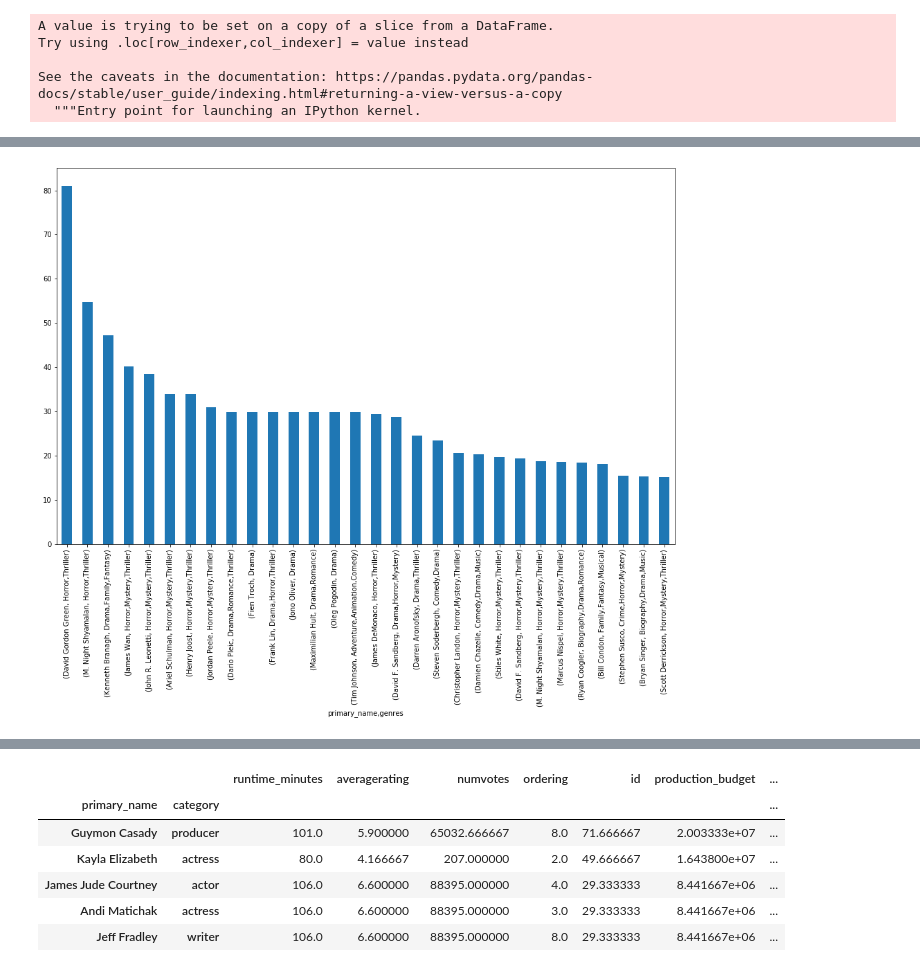
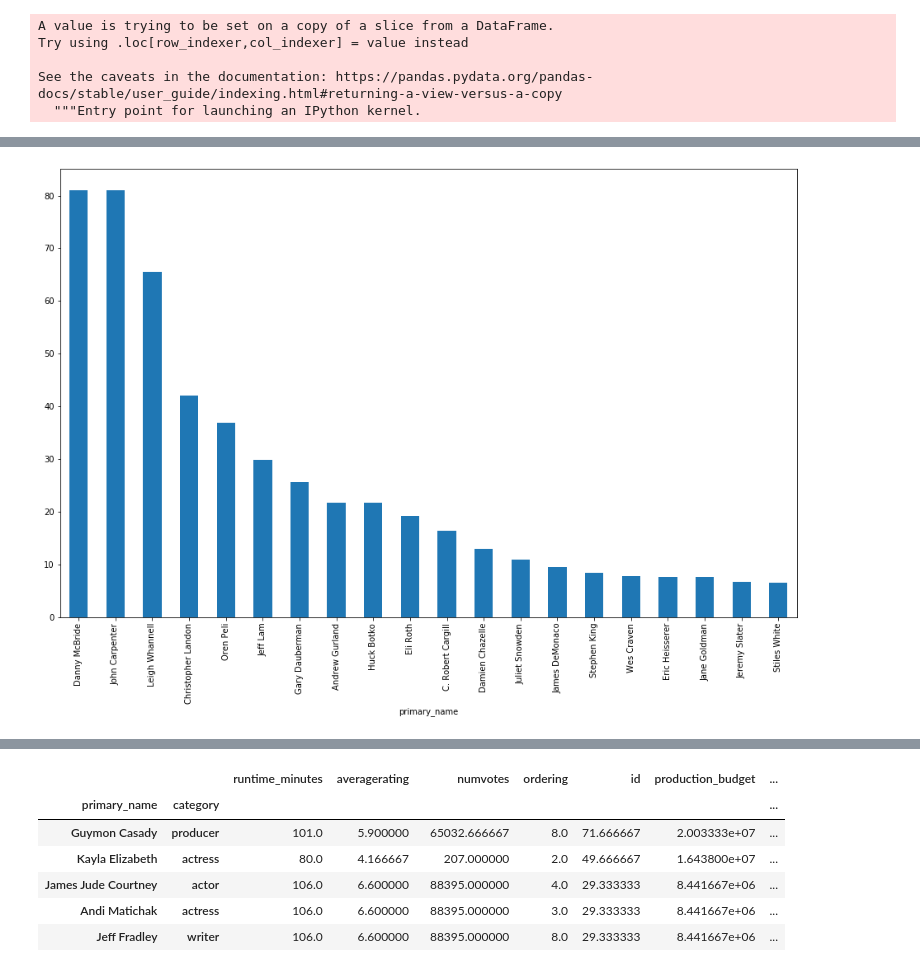
Before and after one commit to tcrispi/Mod1-Project, a Jupyter notebook: Thomas/Project1_data_master_file-thomas.ipynb, the cells around one changed output, grey strips where cells are left out. Drawn from its saved outputs; the diff is of its cells as text; code cells hidden in the pictures.

```diff
--- a/Thomas/Project1_data_master_file-thomas.ipynb
+++ b/Thomas/Project1_data_master_file-thomas.ipynb
@@ -57,3 +49,5 @@ df.head()
+# %%
+df = df.explode('genres3')
 # %%
 df_econ = df.dropna(subset = ['production_budget', 'domestic_gross', 'worldwide_gross'])
 # %%
@@ -136,5 +130,7 @@ df_econ.head(20)
 # %%
-df_econ = df_econ[df_econ.groupby('primary_name').primary_name.transform(len)>2]
+df_econ = df_econ[df_econ.groupby('primary_name').primary_name.transform(len)>6]
 # %%
 df_writers = df_econ.loc[df_econ['category']== 'writer']
 df_directors = df_econ.loc[df_econ['category']== 'director']
+df_horror_writers = df_writers.loc[df_writers['genres3']== 'Horror']
+df_horror_directors = df_directors.loc[df_directors['genres3']== 'Horror']
@@ -163,5 +137,6 @@ director_chart = df_directors.groupby(['primary_name', 'genres'])['profit_multip
 # %%
-director_chart.plot.bar(figsize=(16,10))
+horror_writer_chart = df_horror_writers.groupby('primary_name')['profit_multiple'].mean().nlargest(20)
+horror_writer_chart.plot.bar(figsize=(16,10))
 plt.show()
 # %% [output]
-[figure, old version]
+[figure, new version]
```
Also changed, not shown: parts of 8 cells of this notebook, 1 other file.
